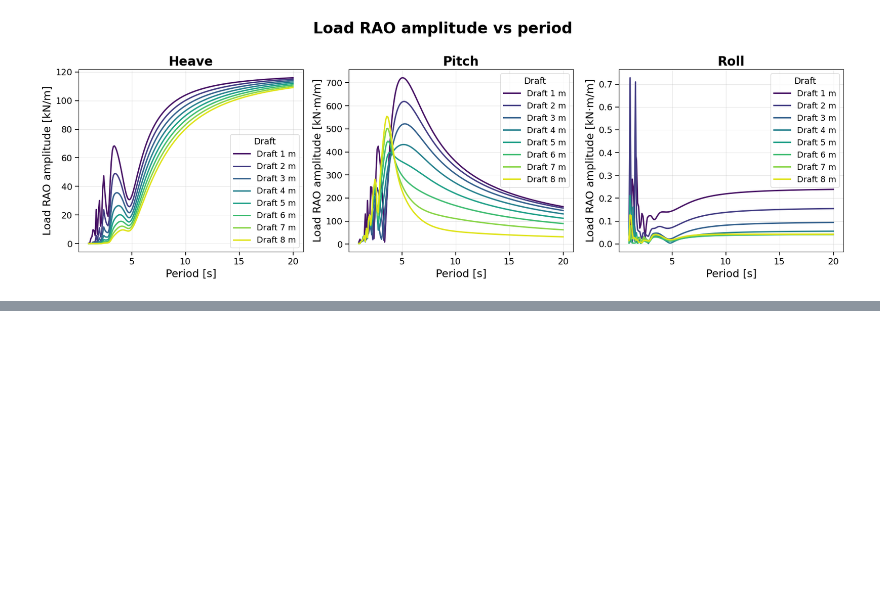
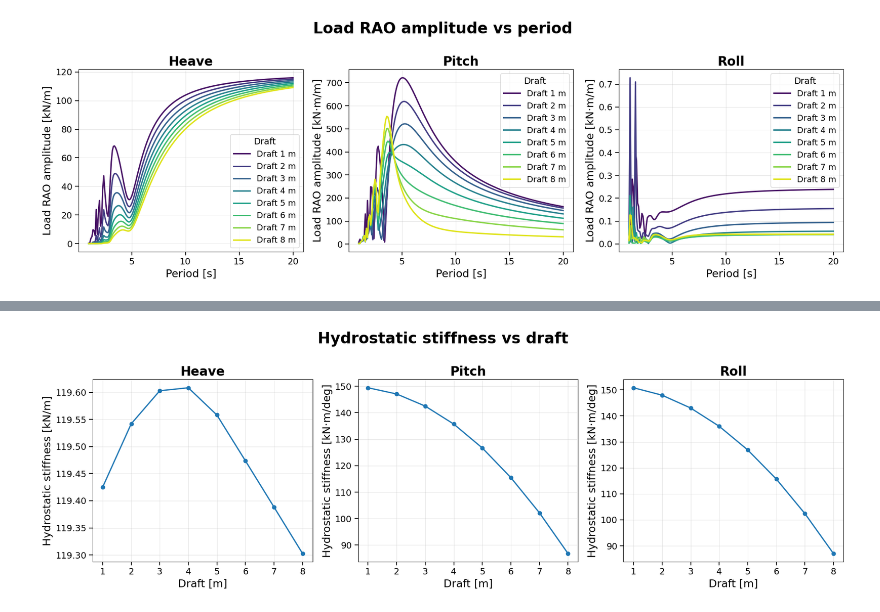
Before and after one commit to veravanspronsen/PHASE2_V2, a Jupyter notebook: Draft sensitivity/DA_draft_sensitivity_analysis.ipynb, the cells around one changed output, grey strips where cells are left out. Drawn from its saved outputs; the diff is of its cells as text; code cells hidden in the pictures; blank space fills up the shorter version.

```diff
--- a/Draft sensitivity/DA_draft_sensitivity_analysis.ipynb
+++ b/Draft sensitivity/DA_draft_sensitivity_analysis.ipynb
@@ -266,0 +309,46 @@ plt.show()
+# %%
+def read_hydrostatic_stiffness(xlsx, sheet="Hydrostatics"):
+    """Diagonal of the 6x6 hydrostatic stiffness matrix from one file.
+    Export units: translations kN/m, rotations kN.m/rad. DOF order Surge..Yaw."""
+    df = pd.read_excel(xlsx, sheet_name=sheet, header=None)
+    for i in range(df.shape[0]):
+        marker = df.iat[i, 0] if df.shape[1] > 0 else None
+        if isinstance(marker, str) and "hydrostatic stiffness" in marker.lower():
+            block = df.iloc[i : i + 6, 1:7].to_numpy(dtype=float)
+            return np.diag(block)
+    raise ValueError(f"Hydrostatic stiffness matrix not found in {xlsx}")
+
+
+def read_all_stiffness():
+    return {name: read_hydrostatic_stiffness(path) for path, name in DATASETS.items()}
+# %%
+def plot_stiffness_vs_draft(title="Hydrostatic stiffness vs draft"):
+    """Diagonal hydrostatic stiffness vs draft, one point per draft, per DOF.
+    Rotational terms converted kN.m/rad -> kN.m/deg to match the deg convention."""
+    series = read_all_stiffness()
+    names = list(DATASETS.values())
+
+    fig, axes = plt.subplots(1, len(DOFS), figsize=(18, 6))
+    for ax, (dof_name, idx) in zip(axes, DOFS):
+        ys = []
+        for name in names:
+            val = series[name][idx]
+            if idx in (3, 4, 5):                 # kN.m/rad -> kN.m/deg for rotations
+                val = val / RAD2DEG
+            ys.append(val)
+        ax.plot(DRAFTS, ys, marker="o", lw=2.0, color="C0")
+        ax.set_title(dof_name, fontweight="bold")
+        ax.set_xlabel("Draft [m]")
+        unit = "kN/m" if idx in (0, 1, 2) else "kN\u00b7m/deg"
+        ax.set_ylabel(f"Hydrostatic stiffness [{unit}]")
+        ax.grid(True, alpha=0.3)
+        ax.tick_params(width=1.2, length=6)
+    fig.suptitle(title, fontweight="bold")
+    fig.tight_layout(rect=[0, 0, 1, 0.98])
+    return fig
+# %%
+fig = plot_stiffness_vs_draft("Hydrostatic stiffness vs draft")
+fig.savefig(FIG_DIR / "8_hydrostatic_stiffness_vs_draft.png", dpi=150, bbox_inches="tight")
+plt.show()
+# %% [output]
+[figure, added]
```
Also changed, not shown: parts of 12 cells of this notebook, 2 other files.
